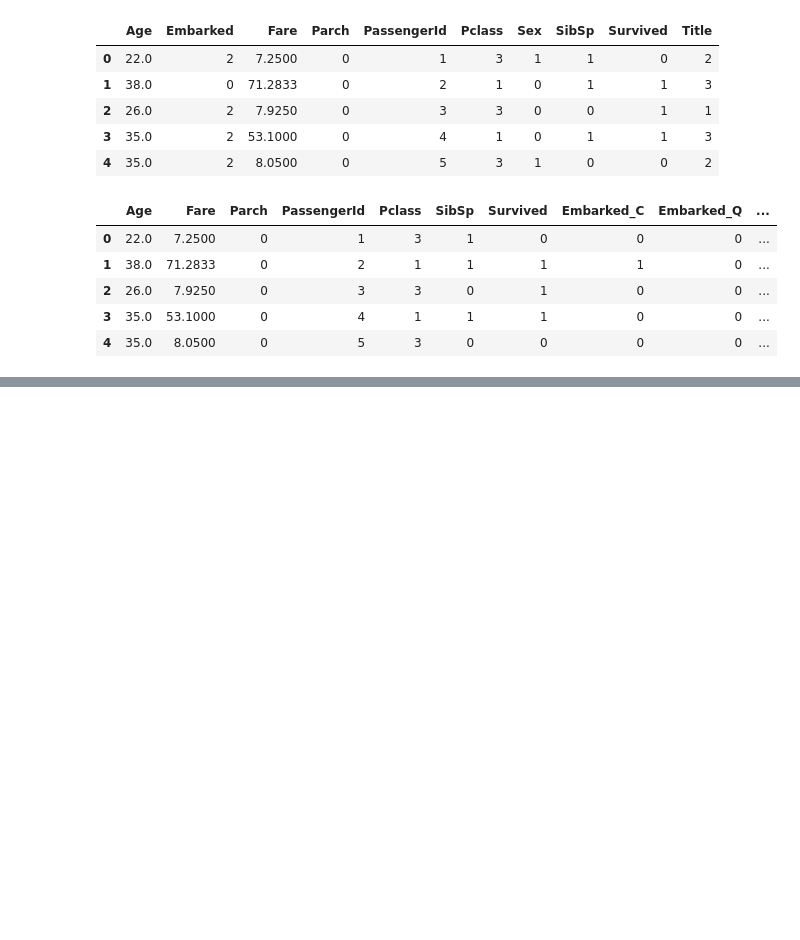
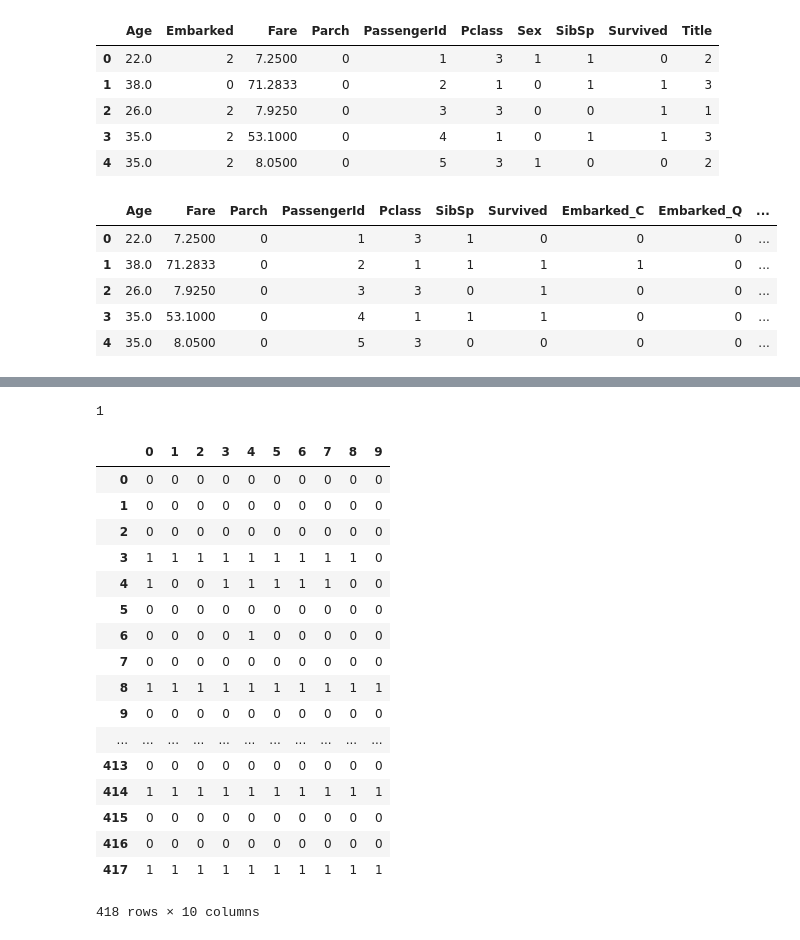
Before and after one commit to DevStarSJ/Kaggler, a Jupyter notebook: Titanic/titanic.try01.ipynb, the cells around one changed output, grey strips where cells are left out. Saved outputs shown, nothing was run; the diff lists cells and outputs as text; code cells hidden in the pictures; blank space fills up the shorter version.

Commit message:
CrossValidationModel 수정 predict_average, predict_stack 추가

```diff
--- a/Titanic/titanic.try01.ipynb
+++ b/Titanic/titanic.try01.ipynb
@@ -413,0 +414,25 @@ for i in range(n_splits):
+# %%
+predicts[9][417]
+# %% [output]
+1
+# %%
+cvm.predict_stack(test)
+# %% [output]
+|  | 0 | 1 | 2 | 3 | 4 | 5 | 6 | 7 | 8 | 9 |
+| 0 | 0 | 0 | 0 | 0 | 0 | 0 | 0 | 0 | 0 | 0 |
+| 1 | 0 | 0 | 0 | 0 | 0 | 0 | 0 | 0 | 0 | 0 |
+| 2 | 0 | 0 | 0 | 0 | 0 | 0 | 0 | 0 | 0 | 0 |
+| 3 | 1 | 1 | 1 | 1 | 1 | 1 | 1 | 1 | 1 | 0 |
+| 4 | 1 | 0 | 0 | 1 | 1 | 1 | 1 | 1 | 0 | 0 |
+| 5 | 0 | 0 | 0 | 0 | 0 | 0 | 0 | 0 | 0 | 0 |
+| 6 | 0 | 0 | 0 | 0 | 1 | 0 | 0 | 0 | 0 | 0 |
+| 7 | 0 | 0 | 0 | 0 | 0 | 0 | 0 | 0 | 0 | 0 |
+| 8 | 1 | 1 | 1 | 1 | 1 | 1 | 1 | 1 | 1 | 1 |
+| 9 | 0 | 0 | 0 | 0 | 0 | 0 | 0 | 0 | 0 | 0 |
+| ... | ... | ... | ... | ... | ... | ... | ... | ... | ... | ... |
+| 413 | 0 | 0 | 0 | 0 | 0 | 0 | 0 | 0 | 0 | 0 |
+| 414 | 1 | 1 | 1 | 1 | 1 | 1 | 1 | 1 | 1 | 1 |
+| 415 | 0 | 0 | 0 | 0 | 0 | 0 | 0 | 0 | 0 | 0 |
+| 416 | 0 | 0 | 0 | 0 | 0 | 0 | 0 | 0 | 0 | 0 |
+| 417 | 1 | 1 | 1 | 1 | 1 | 1 | 1 | 1 | 1 | 1 |
+418 rows × 10 columns
```
Also changed, not shown: parts of 3 cells of this notebook, 2 other files.
